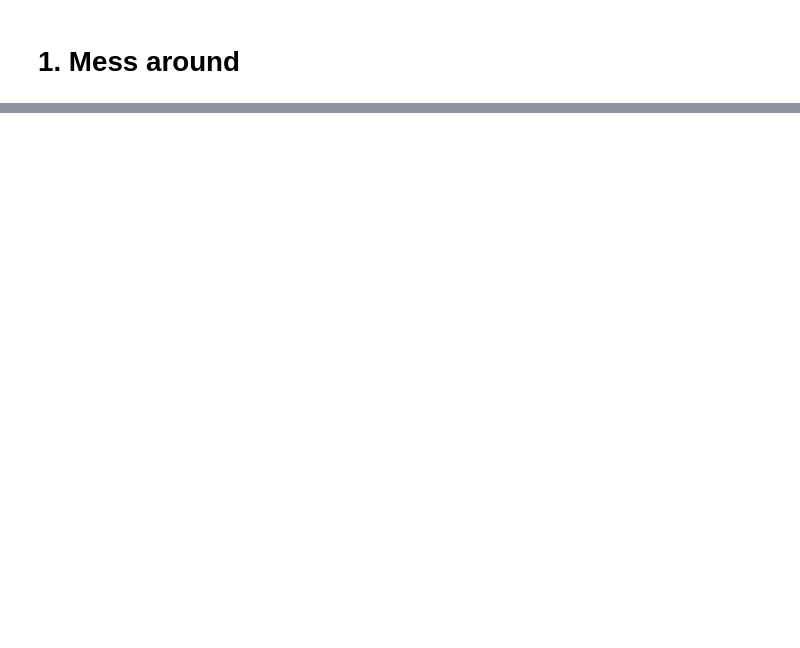
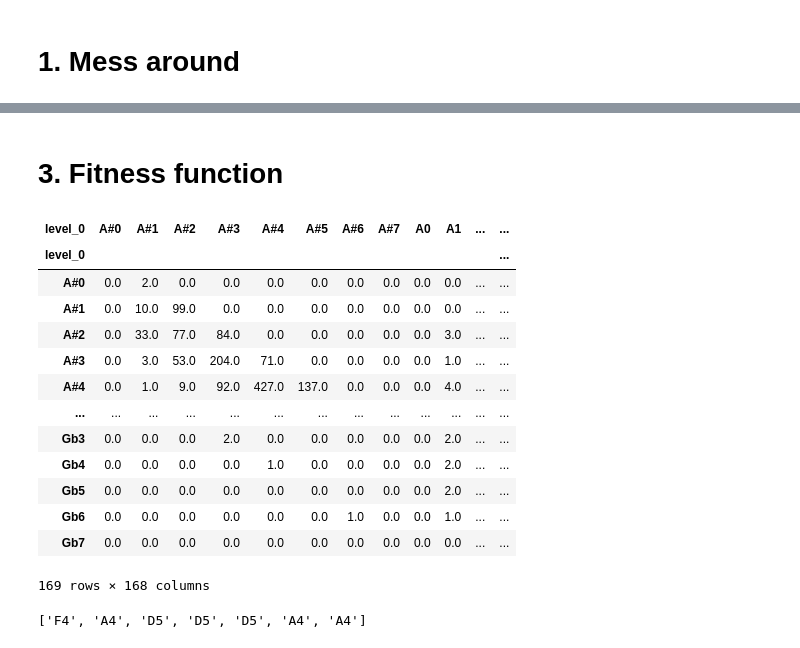
Before and after one commit to EvaArevalo/AIMusicFinalProject, a Jupyter notebook: PartB/PART C.ipynb, the cells around one changed output, grey strips where cells are left out. Cells and saved outputs as stored; diff of their text form; code cells hidden in the pictures; blank space fills up the shorter version.

```diff
--- a/PartB/PART C.ipynb
+++ b/PartB/PART C.ipynb
@@ -40,0 +92,27 @@ music21: Certain music21 functions might need the optional package scipy;
+# %% [markdown]
+# 3. Fitness function
+# %%
+import pandas as pd
+
+coocc_df = pd.read_pickle('note_coocc.pickle')
+coocc_df
+# %% [output]
+| level_0 | A#0 | A#1 | A#2 | A#3 | A#4 | A#5 | A#6 | A#7 | A0 | A1 | ... | ... |
+| level_0 |  |  |  |  |  |  |  |  |  |  |  | ... |
+| A#0 | 0.0 | 2.0 | 0.0 | 0.0 | 0.0 | 0.0 | 0.0 | 0.0 | 0.0 | 0.0 | ... | ... |
+| A#1 | 0.0 | 10.0 | 99.0 | 0.0 | 0.0 | 0.0 | 0.0 | 0.0 | 0.0 | 0.0 | ... | ... |
+| A#2 | 0.0 | 33.0 | 77.0 | 84.0 | 0.0 | 0.0 | 0.0 | 0.0 | 0.0 | 3.0 | ... | ... |
+| A#3 | 0.0 | 3.0 | 53.0 | 204.0 | 71.0 | 0.0 | 0.0 | 0.0 | 0.0 | 1.0 | ... | ... |
+| A#4 | 0.0 | 1.0 | 9.0 | 92.0 | 427.0 | 137.0 | 0.0 | 0.0 | 0.0 | 4.0 | ... | ... |
+| ... | ... | ... | ... | ... | ... | ... | ... | ... | ... | ... | ... | ... |
+| Gb3 | 0.0 | 0.0 | 0.0 | 2.0 | 0.0 | 0.0 | 0.0 | 0.0 | 0.0 | 2.0 | ... | ... |
+| Gb4 | 0.0 | 0.0 | 0.0 | 0.0 | 1.0 | 0.0 | 0.0 | 0.0 | 0.0 | 2.0 | ... | ... |
+| Gb5 | 0.0 | 0.0 | 0.0 | 0.0 | 0.0 | 0.0 | 0.0 | 0.0 | 0.0 | 2.0 | ... | ... |
+| Gb6 | 0.0 | 0.0 | 0.0 | 0.0 | 0.0 | 0.0 | 1.0 | 0.0 | 0.0 | 1.0 | ... | ... |
+| Gb7 | 0.0 | 0.0 | 0.0 | 0.0 | 0.0 | 0.0 | 0.0 | 0.0 | 0.0 | 0.0 | ... | ... |
+169 rows × 168 columns
+# %%
+ml = measures[1].getSos()
+ml
+# %% [output]
+['F4', 'A4', 'D5', 'D5', 'D5', 'A4', 'A4']
```
Also changed, not shown: parts of 60 cells of this notebook, 8 other files.
